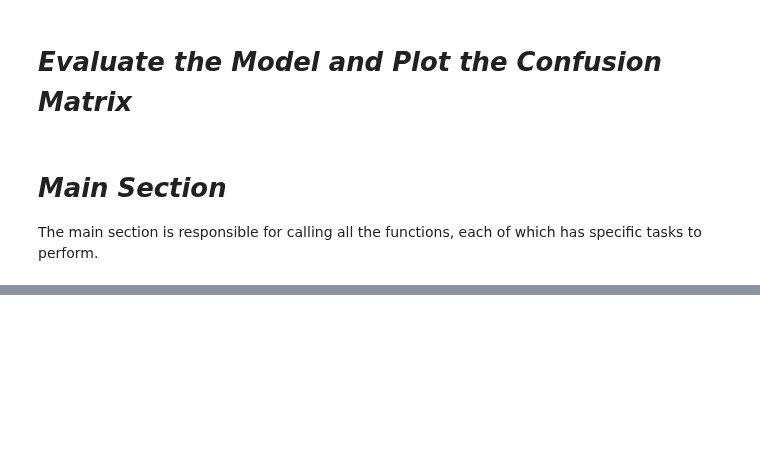
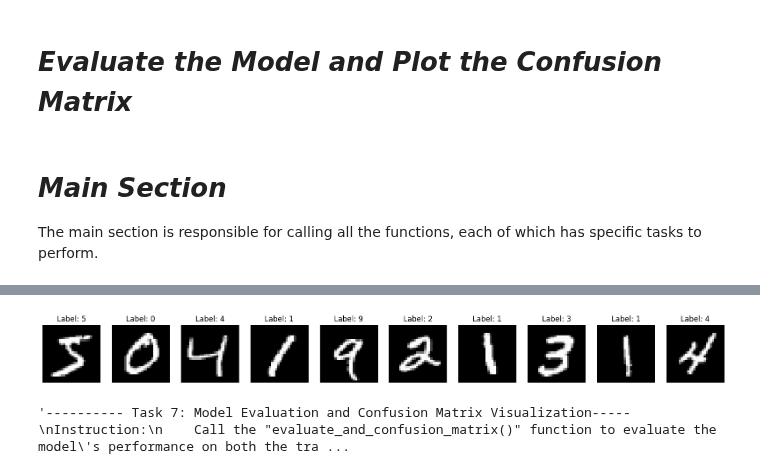
Before and after one commit to MikaParssinen/Applied-Machine-Learning, a Jupyter notebook: INL3/Code/Neural_Networks.ipynb, the cells around one changed output, grey strips where cells are left out. Cells and saved outputs as stored; diff of their text form; code cells hidden in the pictures; blank space fills up the shorter version.

```diff
--- a/INL3/Code/Neural_Networks.ipynb
+++ b/INL3/Code/Neural_Networks.ipynb
@@ -279,8 +279,7 @@ Instruction:
 """
 # Write code here----
 
-
-
+x_train, y_train, x_test, y_test = load_data()
 
 """------------- Task 2: First 10 Images Visualization--------------------------
 Instruction:
@@ -293,9 +292,7 @@ Instruction:
 """
 # Write code here----
 
-
-
-
+plot_first_ten_images(x_train, y_train)
 
 """-----------  Task 3: Prepare Datset-----------------------------------------
 Instruction:
@@ -366,3 +363,4 @@ Instruction:
     After execution, the function will display the training and test accuracy and plot the confusion matrix.
 """
 # Write code here----
+# %% [output]
@@ -368,0 +369,2 @@ Instruction:
+[figure, added]
+'---------- Task 7: Model Evaluation and Confusion Matrix Visualization-----\nInstruction:\n    Call the "evaluate_and_confusion_matrix()" function to evaluate the model\'s performance on both the tra ...
```
Also changed, not shown: parts of 1 cell of this notebook.
